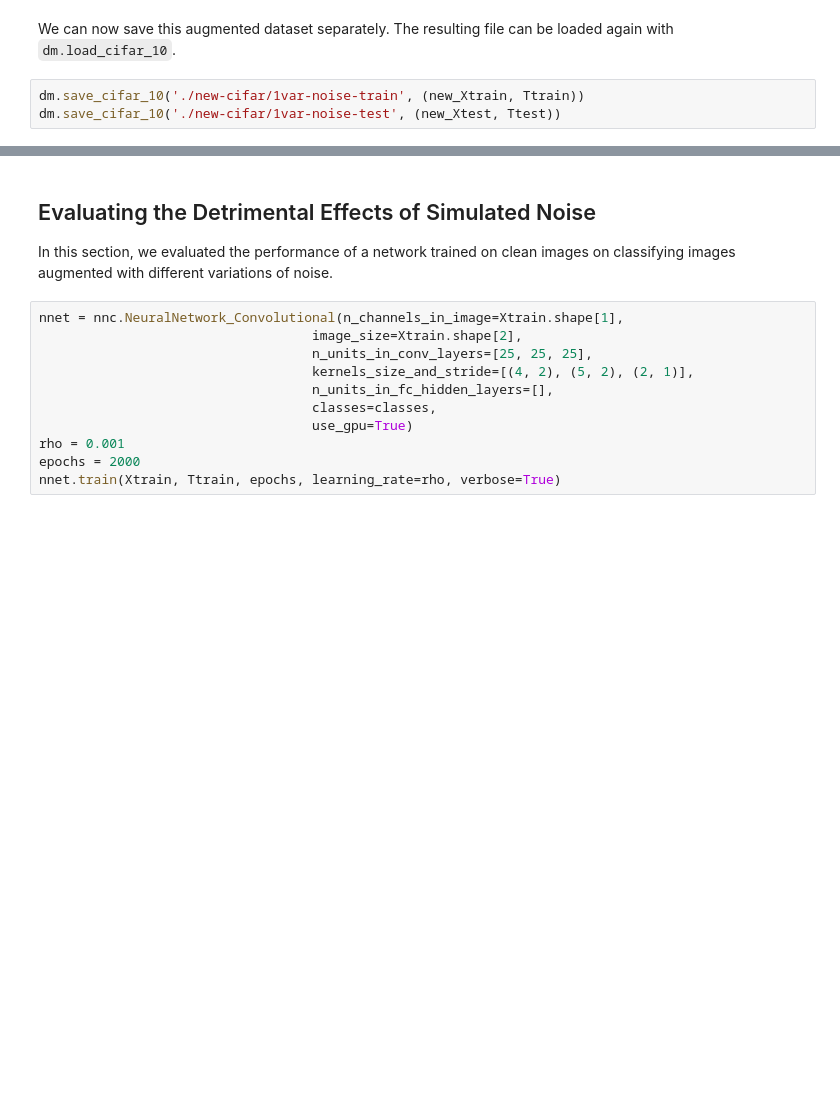
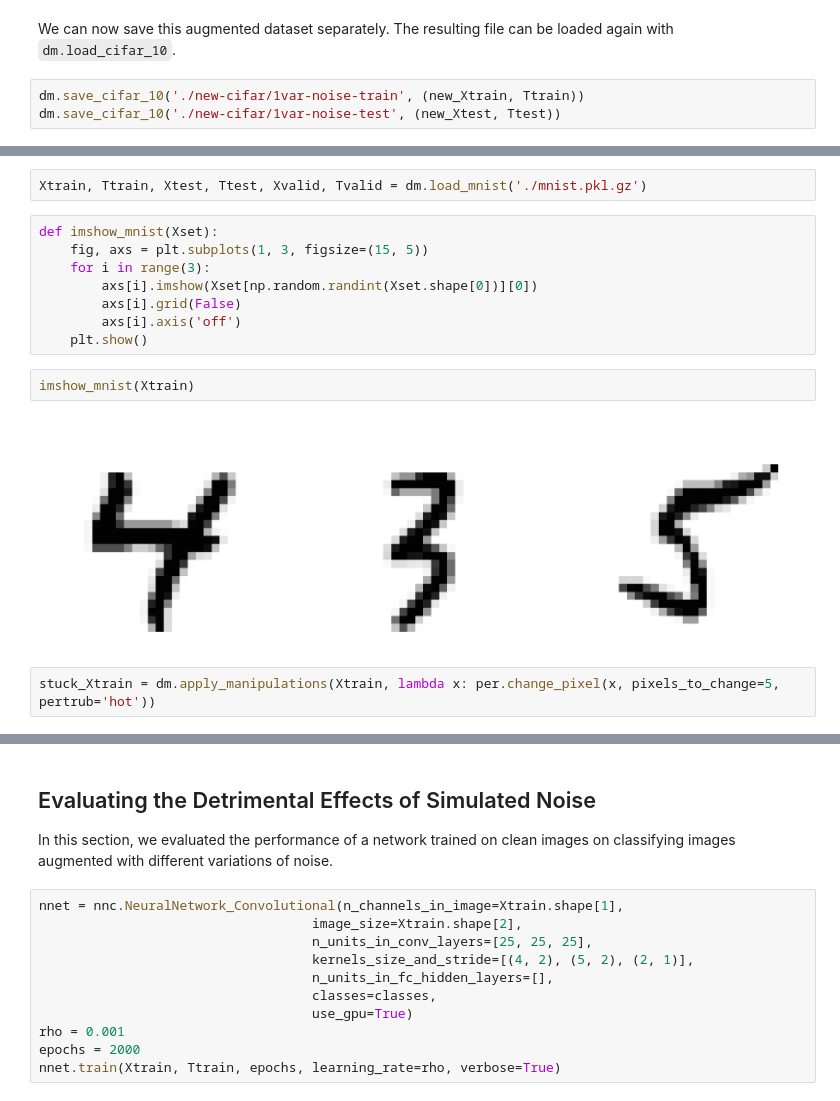
Before and after one commit to stockeh/augmented-image-classification, a Jupyter notebook: notebooks/Dolan-Noise.ipynb, the cells around one changed output, grey strips where cells are left out. Saved outputs shown, nothing was run; the diff lists cells and outputs as text; blank space fills up the shorter version.

```diff
--- a/notebooks/Dolan-Noise.ipynb
+++ b/notebooks/Dolan-Noise.ipynb
@@ -105,0 +111,16 @@ dm.save_cifar_10('./new-cifar/1var-noise-test', (new_Xtest, Ttest))
+# %%
+Xtrain, Ttrain, Xtest, Ttest, Xvalid, Tvalid = dm.load_mnist('./mnist.pkl.gz')
+# %%
+def imshow_mnist(Xset):
+    fig, axs = plt.subplots(1, 3, figsize=(15, 5))
+    for i in range(3):
+        axs[i].imshow(Xset[np.random.randint(Xset.shape[0])][0])
+        axs[i].grid(False)
+        axs[i].axis('off')
+    plt.show()
+# %%
+imshow_mnist(Xtrain)
+# %% [output]
+[figure, added]
+# %%
+stuck_Xtrain = dm.apply_manipulations(Xtrain, lambda x: per.change_pixel(x, pixels_to_change=5, pertrub='hot'))
```
Also changed, not shown: parts of 20 cells of this notebook, 2 other files.
